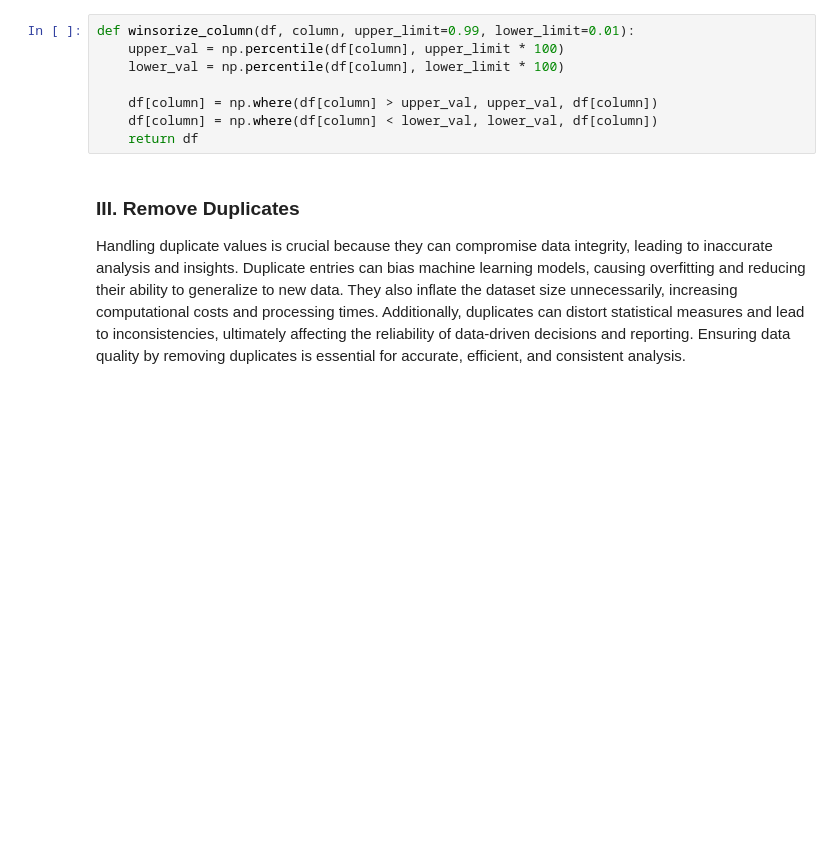
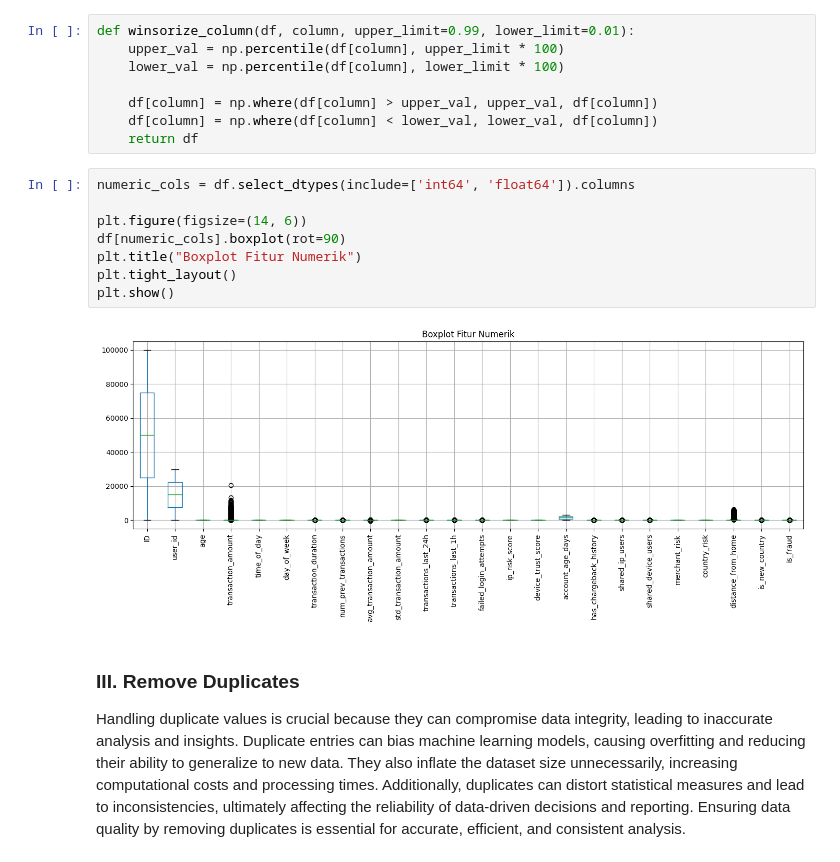
Before and after one commit to StefanyJosefina/IF3070-Tubes2-DIAatauAku, a Jupyter notebook: notebook.ipynb, the cells around one changed output. Saved outputs shown, nothing was run; the diff lists cells and outputs as text; blank space fills up the shorter version.

```diff
--- a/notebook.ipynb
+++ b/notebook.ipynb
@@ -500,6 +500,16 @@ def winsorize_column(df, column, upper_limit=0.99, lower_limit=0.01):
     df[column] = np.where(df[column] > upper_val, upper_val, df[column])
     df[column] = np.where(df[column] < lower_val, lower_val, df[column])
     return df
+# %%
+numeric_cols = df.select_dtypes(include=['int64', 'float64']).columns
+
+plt.figure(figsize=(14, 6))
+df[numeric_cols].boxplot(rot=90)
+plt.title("Boxplot Fitur Numerik")
+plt.tight_layout()
+plt.show()
+# %% [output]
+[figure, added]
 # %% [markdown]
 ### III. Remove Duplicates
 Handling duplicate values is crucial because they can compromise data integrity, leading to inaccurate analysis and insights. Duplicate entries can bias machine learning models, causing overfitting and reducing their ability to generalize to new data. They also inflate the dataset size unnecessarily, increasing computational costs and processing times. Additionally, duplicates can distort statistical measures and lead to inconsistencies, ultimately affecting the reliability of data-driven decisions and reporting. Ensuring data quality by removing duplicates is essential for accurate, efficient, and consistent analysis.
```
Also changed, not shown: parts of 13 cells of this notebook, 4 other files.
